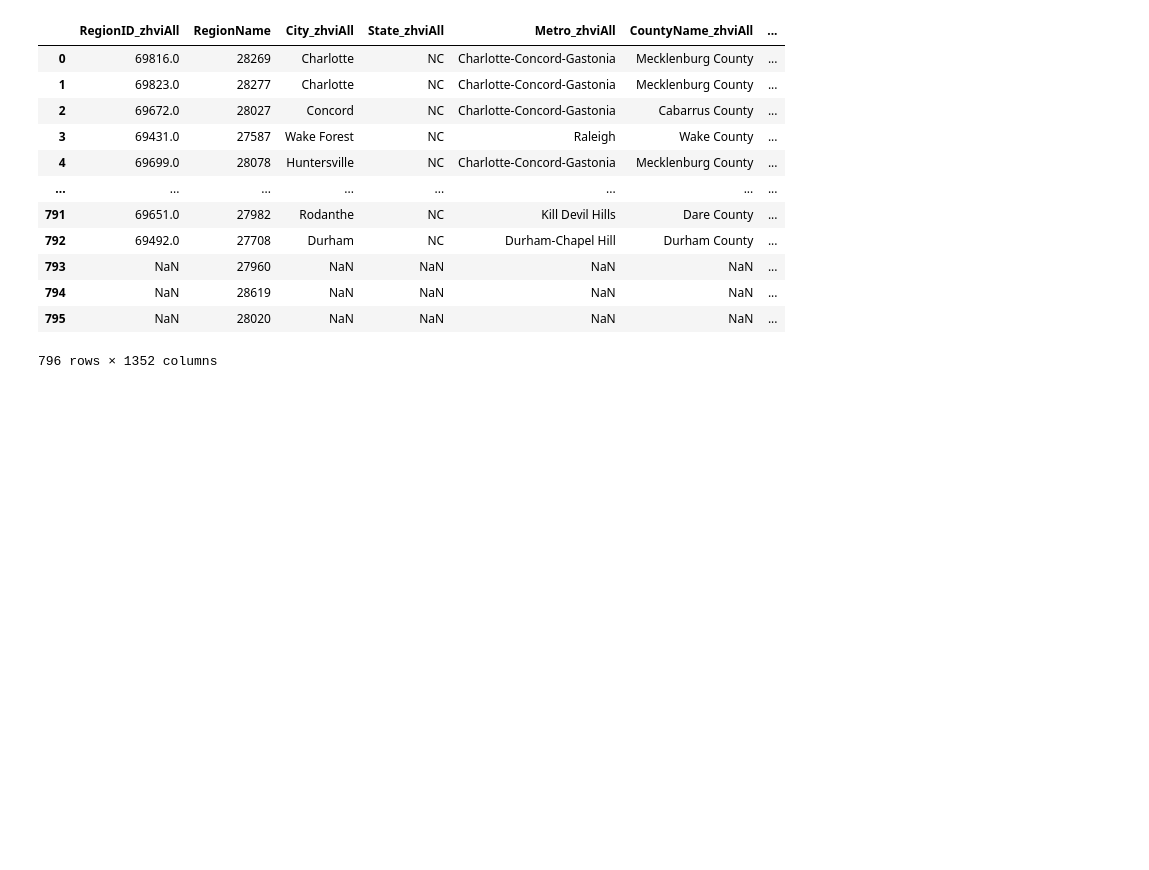
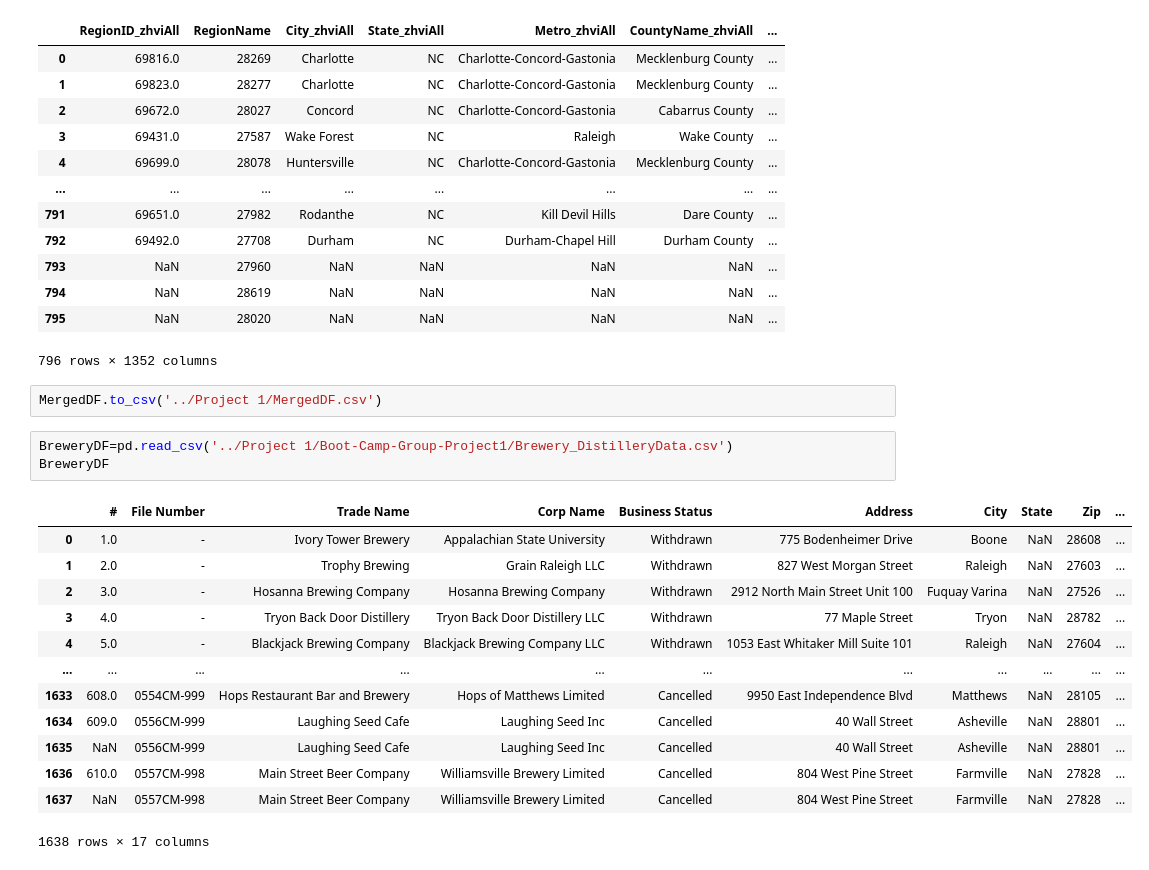
Before and after one commit to jmrafferty/Boot-Camp-Group-Project1, a Jupyter notebook: Project1.ipynb, the cells around one changed output. Saved outputs shown, nothing was run; the diff lists cells and outputs as text; blank space fills up the shorter version.

```diff
--- a/Project1.ipynb
+++ b/Project1.ipynb
@@ -61,3 +60,22 @@ MergedDF
 | 794 | NaN | 28619 | NaN | NaN | NaN | NaN | ... |
 | 795 | NaN | 28020 | NaN | NaN | NaN | NaN | ... |
 796 rows × 1352 columns
+# %%
+MergedDF.to_csv('../Project 1/MergedDF.csv')
+# %%
+BreweryDF=pd.read_csv('../Project 1/Boot-Camp-Group-Project1/Brewery_DistilleryData.csv')
+BreweryDF
+# %% [output]
+|  | # | File Number | Trade Name | Corp Name | Business Status | Address | City | State | Zip | ... |
+| 0 | 1.0 | - | Ivory Tower Brewery | Appalachian State University | Withdrawn | 775 Bodenheimer Drive | Boone | NaN | 28608 | ... |
+| 1 | 2.0 | - | Trophy Brewing | Grain Raleigh LLC | Withdrawn | 827 West Morgan Street | Raleigh | NaN | 27603 | ... |
+| 2 | 3.0 | - | Hosanna Brewing Company | Hosanna Brewing Company | Withdrawn | 2912 North Main Street Unit 100 | Fuquay Varina | NaN | 27526 | ... |
+| 3 | 4.0 | - | Tryon Back Door Distillery | Tryon Back Door Distillery LLC | Withdrawn | 77 Maple Street | Tryon | NaN | 28782 | ... |
+| 4 | 5.0 | - | Blackjack Brewing Company | Blackjack Brewing Company LLC | Withdrawn | 1053 East Whitaker Mill Suite 101 | Raleigh | NaN | 27604 | ... |
+| ... | ... | ... | ... | ... | ... | ... | ... | ... | ... | ... |
+| 1633 | 608.0 | 0554CM-999 | Hops Restaurant Bar and Brewery | Hops of Matthews Limited | Cancelled | 9950 East Independence Blvd | Matthews | NaN | 28105 | ... |
+| 1634 | 609.0 | 0556CM-999 | Laughing Seed Cafe | Laughing Seed Inc | Cancelled | 40 Wall Street | Asheville | NaN | 28801 | ... |
+| 1635 | NaN | 0556CM-999 | Laughing Seed Cafe | Laughing Seed Inc | Cancelled | 40 Wall Street | Asheville | NaN | 28801 | ... |
+| 1636 | 610.0 | 0557CM-998 | Main Street Beer Company | Williamsville Brewery Limited | Cancelled | 804 West Pine Street | Farmville | NaN | 27828 | ... |
+| 1637 | NaN | 0557CM-998 | Main Street Beer Company | Williamsville Brewery Limited | Cancelled | 804 West Pine Street | Farmville | NaN | 27828 | ... |
+1638 rows × 17 columns
```
Also changed, not shown: parts of 2 cells of this notebook.
